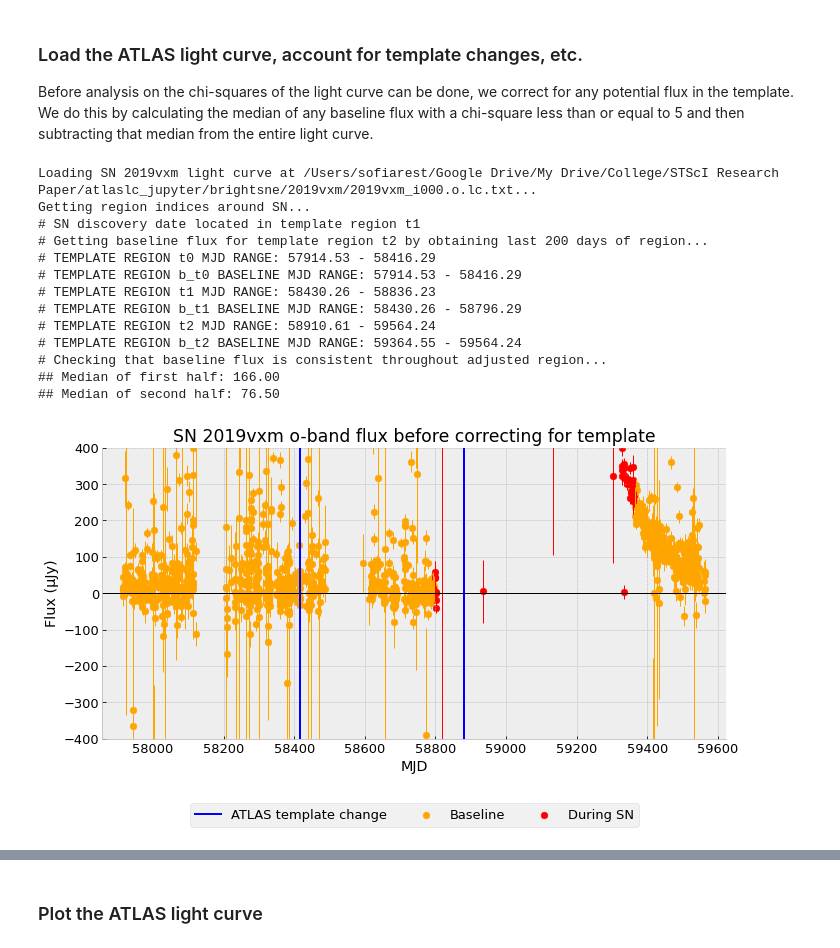
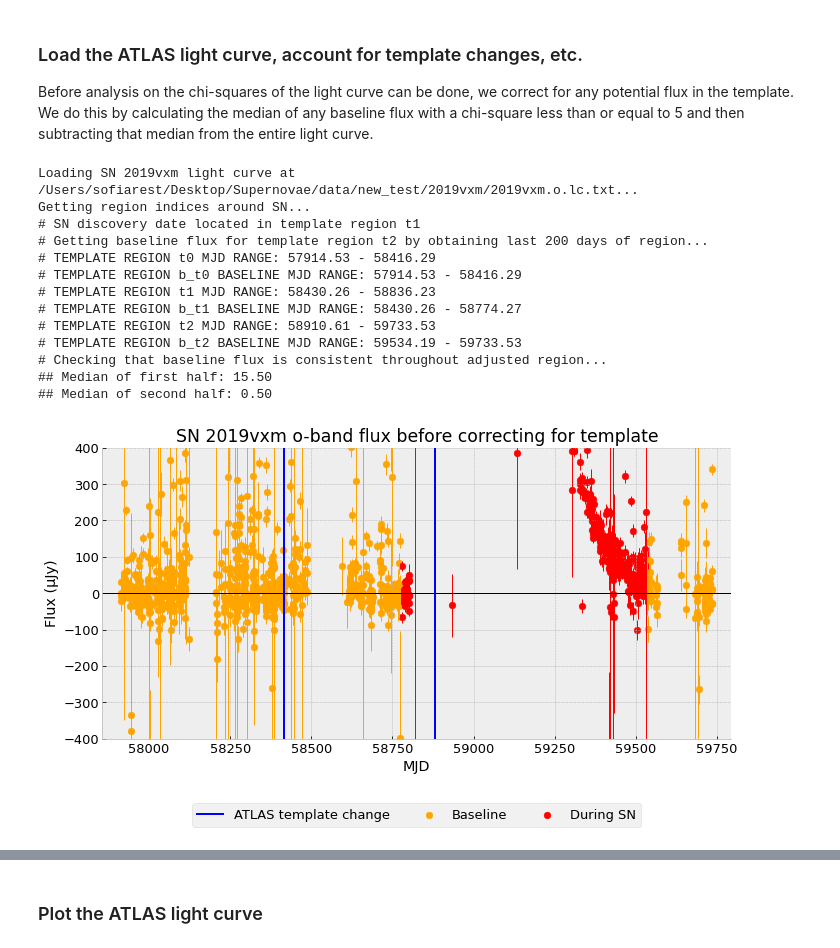
Before and after one commit to srest2021/atclean, a Jupyter notebook: clean_atlas_lc.ipynb, the cells around one changed output, grey strips where cells are left out. Drawn from its saved outputs; the diff is of its cells as text; code cells hidden in the pictures.

Commit message:
fixed clean_atlas_lc.ipynb chi-square bug: now references revised baseline indices

```diff
--- a/clean_atlas_lc.ipynb
+++ b/clean_atlas_lc.ipynb
@@ -75,7 +75,7 @@ flag_smallnum = 0x2000
 tnsname = '2019vxm'
 
 # Enter the SN light curve file name:
-filename = '/Users/sofiarest/Google Drive/My Drive/College/STScI Research Paper/atlaslc_jupyter/brightsne/2019vxm/2019vxm_i000.o.lc.txt'
+filename = '/Users/sofiarest/Desktop/Supernovae/data/new_test/2019vxm/2019vxm.o.lc.txt'
 
 # Enter the filter for this light curve (must be 'o' or 'c'):
 filter = 'o'
@@ -214,6 +214,7 @@ def get_baseline_regions(Ndays_min):
 	regions['b_t2'] = AandB(regions['t2'], lc_info['baseline_i'])
 
 	# find region SN starts in
+	"""
 	SN_region_index = None
 	for region_index in range(0,3):
 		region_i = regions['t%d' % region_index]
@@ -222,6 +223,19 @@ def get_baseline_regions(Ndays_min):
 	if SN_region_index is None:
 		print('# ERROR: could not find region with SN discovery date; something is wrong, exiting... ')
 		sys.exit()
+	else:
+		print('# SN discovery date located in template region t%d' % SN_region_index)
+	"""
+	# find region SN starts in
+	SN_region_index = None
+	if lc_info['discdate']<= tchange1:
+		SN_region_index = 0
+	elif lc_info['discdate'] > tchange1 and lc_info['discdate'] <= tchange2:
+		SN_region_index = 1
+	elif lc_info['discdate'] > tchange2:
+		SN_region_index = 2
+	if SN_region_index is None:
+		raise RuntimeError('# ERROR: Something went wrong--could not find region with SN discovery date!')
 	else:
 		print('# SN discovery date located in template region t%d' % SN_region_index)
 
@@ -234,7 +248,6 @@ def get_baseline_regions(Ndays_min):
 		regions['b_t%d'%adjust_region_index] = lc_info['lc'].ix_inrange(colnames=['MJD'],
 																		lowlim=lc_info['lc'].t.loc[regions['t%d'%adjust_region_index][-1],'MJD']- get_Ndays(adjust_region_index),
 																		uplim=lc_info['lc'].t.loc[regions['t%d'%adjust_region_index][-1],'MJD'])
-
 	if adjust_region_index < 1: regions['b_t1'] = regions['t1']
 	if adjust_region_index < 2: regions['b_t2'] = regions['t2']
 
@@ -354,42 +367,42 @@ def load_lc(filename):
 		print('Could not load light curve for SN %s at %s: %s' % (lc_info['tnsname'], filename, str(e)))
 		sys.exit()
 
-	lc_info['baseline_i'] = lc_info['lc'].ix_inrange(colnames=['MJD'],uplim=lc_info['discdate'],exclude_uplim=True)
+	lc_info['baseline_i'] = lc_info['lc'].ix_inrange(colnames=['MJD'],uplim=lc_info['discdate']-20,exclude_uplim=True)
 	if len(lc_info['baseline_i'])<=0:
 		print('Baseline length is 0--cannot find best chi-square cut! Exiting...')
 		sys.exit()
 	lc_info['afterdiscdate_i'] = AnotB(lc_info['lc'].getindices(), lc_info['baseline_i'])
 
 lc_info['tnsname'] = tnsname
 
 if filter != 'o' and filter != 'c':
 	print('Filter must be "o" or "c"!')
 	sys.exit()
 lc_info['filter'] = filter
 
 if discdate is None:
 	print('Obtaining SN %s discovery date from TNS...' % lc_info['tnsname'])
 	discdate = get_discdate(lc_info['tnsname'], api_key)
 	print('Discovery date: ',discdate)
 lc_info['discdate'] = discdate - 20
 
 load_lc(filename)
 regions = begin_correct4template(Ndays_min, xlim_lower=xlim_lower, xlim_upper=xlim_upper, ylim_lower=ylim_lower, ylim_upper=ylim_upper)
 # %% [output]
-Loading SN 2019vxm light curve at /Users/sofiarest/Google Drive/My Drive/College/STScI Research Paper/atlaslc_jupyter/brightsne/2019vxm/2019vxm_i000.o.lc.txt...
+Loading SN 2019vxm light curve at /Users/sofiarest/Desktop/Supernovae/data/new_test/2019vxm/2019vxm.o.lc.txt...
 Getting region indices around SN...
 # SN discovery date located in template region t1
 # Getting baseline flux for template region t2 by obtaining last 200 days of region...
 # TEMPLATE REGION t0 MJD RANGE: 57914.53 - 58416.29
 # TEMPLATE REGION b_t0 BASELINE MJD RANGE: 57914.53 - 58416.29
 # TEMPLATE REGION t1 MJD RANGE: 58430.26 - 58836.23
-# TEMPLATE REGION b_t1 BASELINE MJD RANGE: 58430.26 - 58796.29
-# TEMPLATE REGION t2 MJD RANGE: 58910.61 - 59564.24
-# TEMPLATE REGION b_t2 BASELINE MJD RANGE: 59364.55 - 59564.24
+# TEMPLATE REGION b_t1 BASELINE MJD RANGE: 58430.26 - 58774.27
+# TEMPLATE REGION t2 MJD RANGE: 58910.61 - 59733.53
+# TEMPLATE REGION b_t2 BASELINE MJD RANGE: 59534.19 - 59733.53
 # Checking that baseline flux is consistent throughout adjusted region...
-## Median of first half: 166.00
-## Median of second half: 76.50
+## Median of first half: 15.50
+## Median of second half: 0.50
-[figure, old version]
+[figure, new version]
 # %%
 # using plot above, can manually redefine baseline endpoints within each template region; then, adjust for template changes using baseline endpoints
 
```
Also changed, not shown: parts of 7 cells of this notebook, 1 other file.
